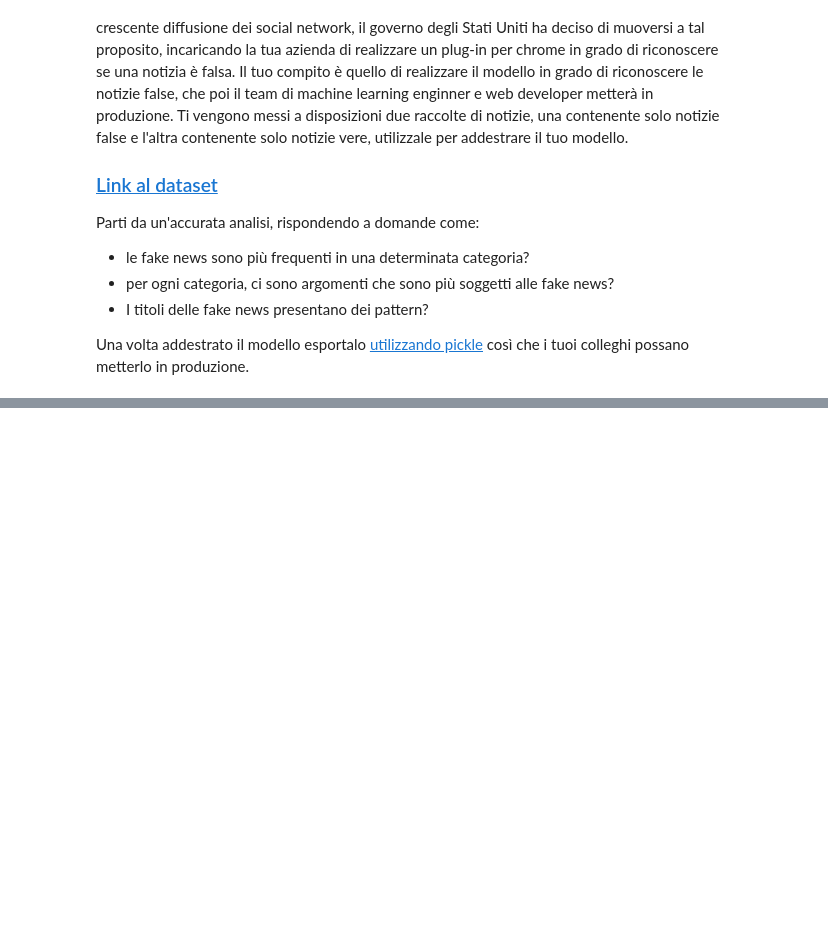
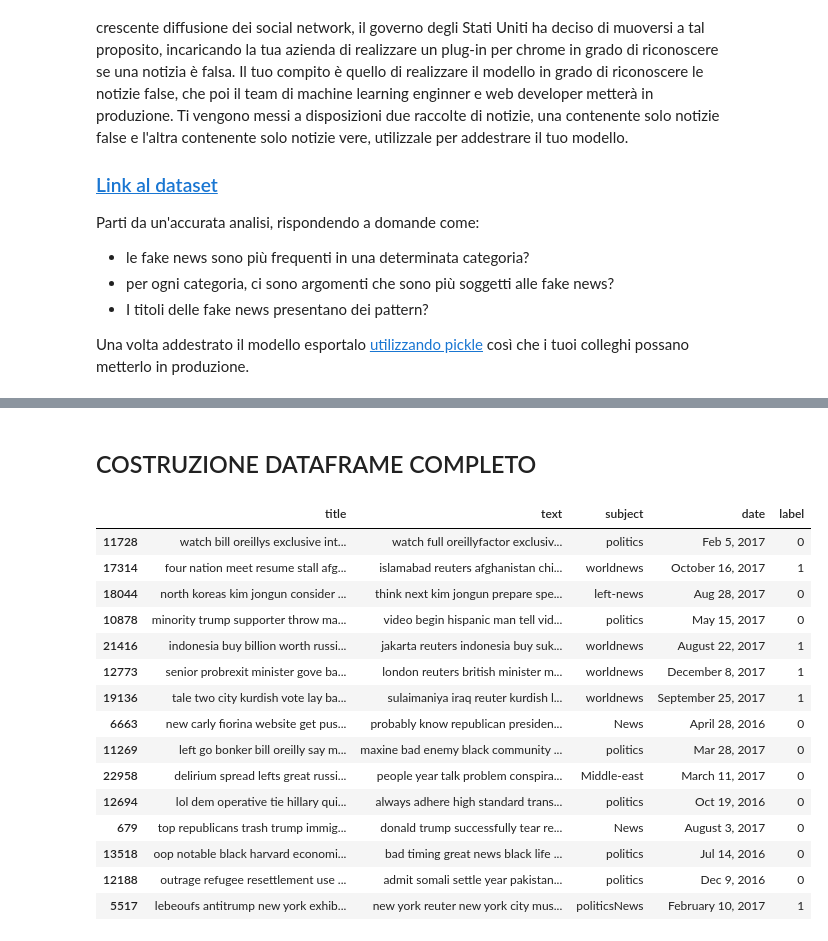
Before and after one commit to cdario79/FiltroFakeNews, a Jupyter notebook: Filtro_per_Fake_News.ipynb, the cells around one changed output, grey strips where cells are left out. Saved outputs shown, nothing was run; the diff lists cells and outputs as text; code cells hidden in the pictures; blank space fills up the shorter version.

```diff
--- a/Filtro_per_Fake_News.ipynb
+++ b/Filtro_per_Fake_News.ipynb
@@ -59,0 +251,3 @@ df_fake.head()
+# %%
+csv_true_new_file_name = download_csv_from_google_drive(CLEANED_TRUE_NEWS_DATA_FILE_GDRIVE_ID)
+df_true_cleaned = pd.read_csv(csv_true_new_file_name)
@@ -59,0 +256,2 @@ df_fake.head()
+# %%
+df_true_cleaned.dropna(inplace=True)
@@ -59,0 +294,29 @@ df_fake.head()
+# %% [markdown]
+## COSTRUZIONE DATAFRAME COMPLETO
+# %%
+# Aggiungi una colonna "label" per distinguere tra notizie vere (1) e false (0)
+df_true_label = df_true_cleaned.copy()
+df_true_label['label'] = 1
+df_fake_label = df_fake_cleaned.copy()
+df_fake_label['label'] = 0
+
+# Unisci i dataset
+df_full = pd.concat([df_true_label, df_fake_label])
+df_full.sample(15)
+# %% [output]
+|  | title | text | subject | date | label |
+| 11728 | watch bill oreillys exclusive int... | watch full oreillyfactor exclusiv... | politics | Feb 5, 2017 | 0 |
+| 17314 | four nation meet resume stall afg... | islamabad reuters afghanistan chi... | worldnews | October 16, 2017 | 1 |
+| 18044 | north koreas kim jongun consider ... | think next kim jongun prepare spe... | left-news | Aug 28, 2017 | 0 |
+| 10878 | minority trump supporter throw ma... | video begin hispanic man tell vid... | politics | May 15, 2017 | 0 |
+| 21416 | indonesia buy billion worth russi... | jakarta reuters indonesia buy suk... | worldnews | August 22, 2017 | 1 |
+| 12773 | senior probrexit minister gove ba... | london reuters british minister m... | worldnews | December 8, 2017 | 1 |
+| 19136 | tale two city kurdish vote lay ba... | sulaimaniya iraq reuter kurdish l... | worldnews | September 25, 2017 | 1 |
+| 6663 | new carly fiorina website get pus... | probably know republican presiden... | News | April 28, 2016 | 0 |
+| 11269 | left go bonker bill oreilly say m... | maxine bad enemy black community ... | politics | Mar 28, 2017 | 0 |
+| 22958 | delirium spread lefts great russi... | people year talk problem conspira... | Middle-east | March 11, 2017 | 0 |
+| 12694 | lol dem operative tie hillary qui... | always adhere high standard trans... | politics | Oct 19, 2016 | 0 |
+| 679 | top republicans trash trump immig... | donald trump successfully tear re... | News | August 3, 2017 | 0 |
+| 13518 | oop notable black harvard economi... | bad timing great news black life ... | politics | Jul 14, 2016 | 0 |
+| 12188 | outrage refugee resettlement use ... | admit somali settle year pakistan... | politics | Dec 9, 2016 | 0 |
+| 5517 | lebeoufs antitrump new york exhib... | new york reuter new york city mus... | politicsNews | February 10, 2017 | 1 |
```
Also changed, not shown: parts of 55 cells of this notebook.
